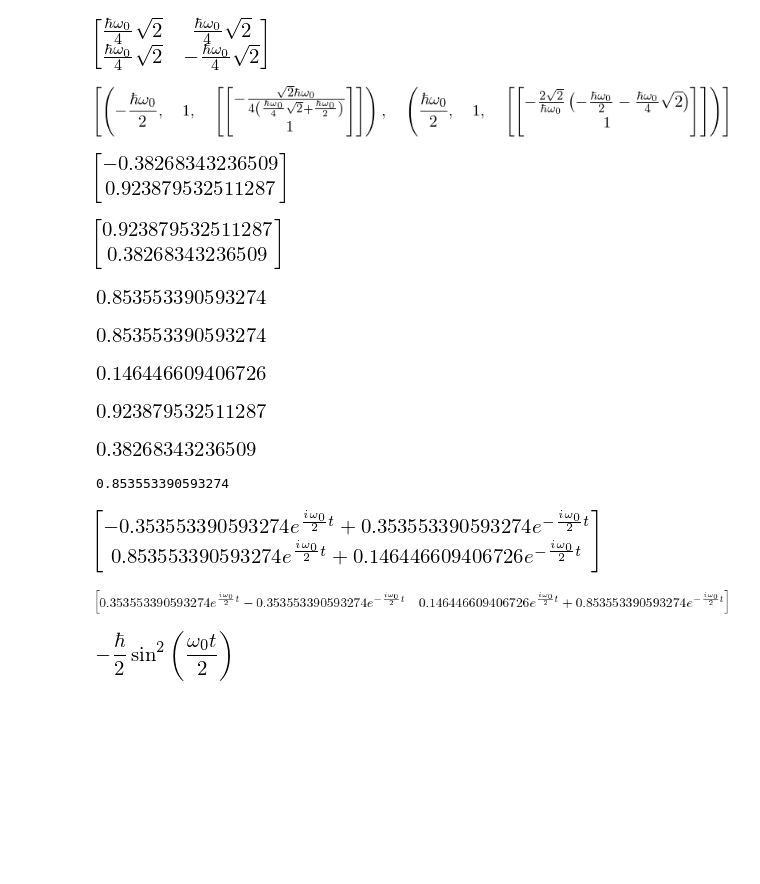
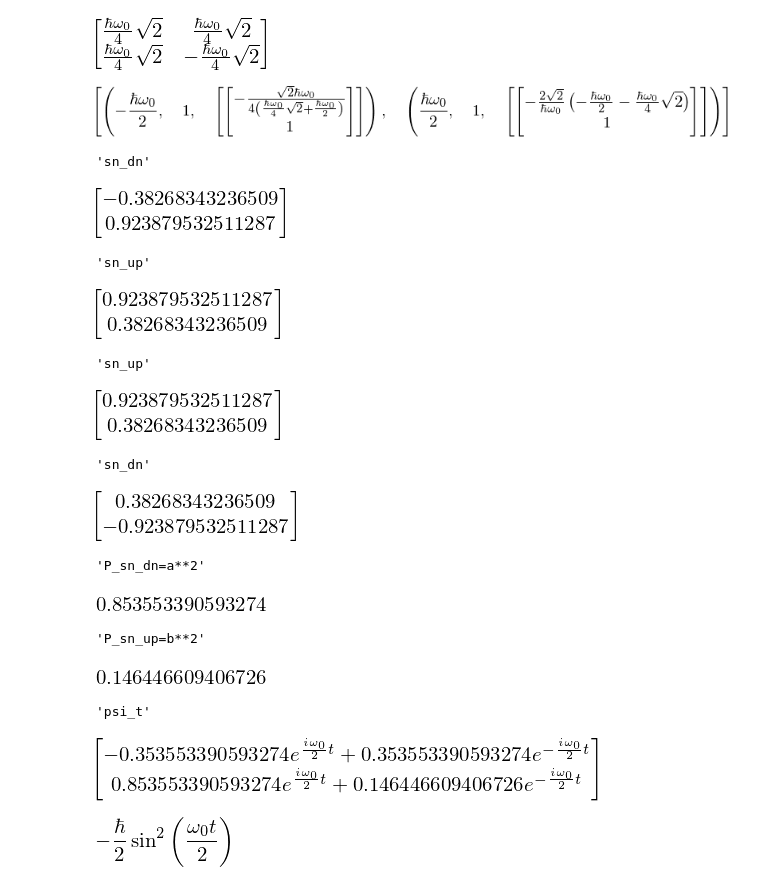
Before and after one commit to dforero0896/Mecanica_Cuantica1_201810, a Jupyter notebook: Sol_HW_10.ipynb, the cells around one changed output. Cells and saved outputs as stored; diff of their text form; code cells hidden in the pictures; blank space fills up the shorter version.

```diff
--- a/Sol_HW_10.ipynb
+++ b/Sol_HW_10.ipynb
@@ -20,19 +23,32 @@ vec1 = simplify(H.eigenvects()[0][2][0])
 vec2 = simplify(H.eigenvects()[1][2][0])
 val1 = simplify(H.eigenvects()[0][0])
 val2 = simplify(H.eigenvects()[1][0])
-Nsq=simplify(vec1.dot(vec1))
+Nsq=(Dagger(vec1)*vec1)[0]
 vec1/=sqrt(Nsq)
-display(simplify(vec1.evalf()))
-Nsq=simplify(vec2.dot(vec2))
+display('sn_dn',simplify(vec1.evalf()))
+Nsq=(Dagger(vec2)*vec2)[0]
 vec2/=sqrt(Nsq)
-display(simplify(vec2.evalf()))
+display('sn_up',simplify(vec2.evalf()))
 #0.25
-(1/((1-sqrt(2))**2+1)).evalf()
 # %% [output]
 [figure]
+'sn_dn'
 [figure]
+'sn_up'
 [figure]
-[figure, removed]
+# %%
+th, phi, w = symbols('theta phi omega', real=True)
+chi_n_up = Matrix([[cos(th/2)],[sin(th/2)*exp(I*phi)]])
+chi_n_dn = Matrix([[sin(th/2)],[-cos(th/2)*exp(I*phi)]])
+sn_up = chi_n_up.subs(th,pi/4).subs(phi,0)
+sn_dn = chi_n_dn.subs(th,pi/4).subs(phi,0)
+display('sn_up',sn_up.evalf())
+display('sn_dn',sn_dn.evalf())
+# %% [output]
+'sn_up'
+[figure, added]
+'sn_dn'
+[figure, added]
 # %%
 asq, bsq,t = symbols('a^2 b^2 t', positive=True, real=True)
 minus = Matrix([[0], [1]])
@@ -41,26 +57,17 @@ solve(Eq(minus[1], asq*vec1[1] + bsq*vec2[1]), (asq,bsq))[0][asq]
 b = solve(Eq(solve(Eq(minus[0], asq*vec1[0] + bsq*vec2[0]),\
                    (asq,bsq))[0][asq],solve(Eq(minus[1], asq*vec1[1] + bsq*vec2[1]), (asq,bsq))[0][asq]))[0]
 a = solve(Eq(minus[1], asq*vec1[1] + bsq*vec2[1]), (asq,bsq))[0][asq].subs(bsq, b)
-display((a**2).evalf(),(b**2).evalf())
-#Se pueden obtener -hw/2 con probabilidad a**2 y -hw/2 con probabilidad b**2
+display('P_sn_dn=a**2',(a**2).evalf(),'P_sn_up=b**2',(b**2).evalf())
+#Se pueden obtener -hw/2 con probabilidad a**2 y hw/2 con probabilidad b**2
 # %% [output]
+'P_sn_dn=a**2'
 [figure]
+'P_sn_up=b**2'
 [figure]
-# %%
-display(a.evalf(), b.evalf())
-print (1/(4-2*sqrt(2))).evalf()
-# %% [output]
-[figure, removed]
-[figure, removed]
-0.853553390593274
 # %%
 minus_t = exp(-I*val1*t/h)*a*vec1 + exp(-I*val2*t/h)*b*vec2
-trigsimp(minus_t.evalf())
+display('psi_t',trigsimp(minus_t.evalf()))
 # %% [output]
+'psi_t'
 [figure]
-# %%
-minus_t_dagg=Dagger(minus_t)
-display(minus_t_dagg.evalf())
-# %% [output]
-[figure, removed]
 # %%
```
Also changed, not shown: parts of 20 cells of this notebook, 9 other files.
